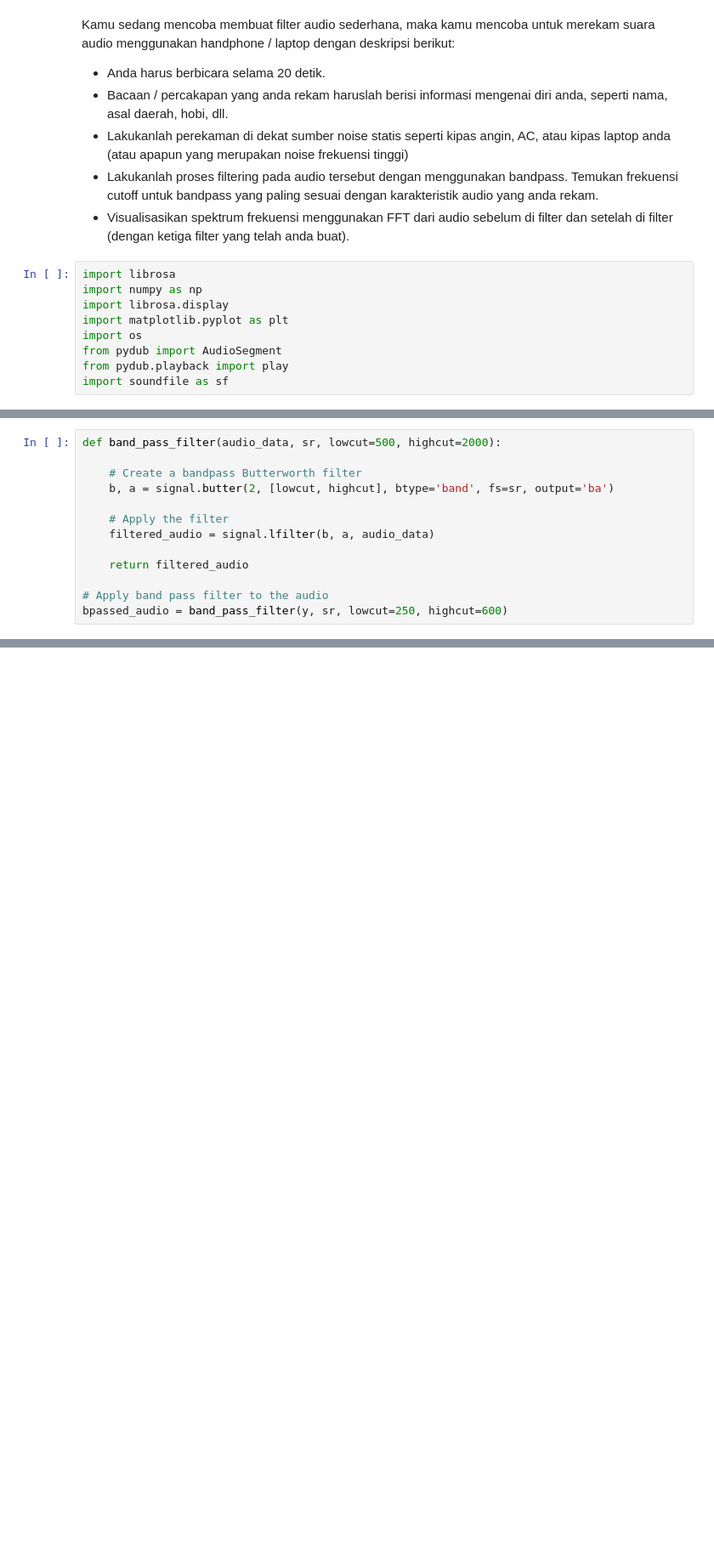
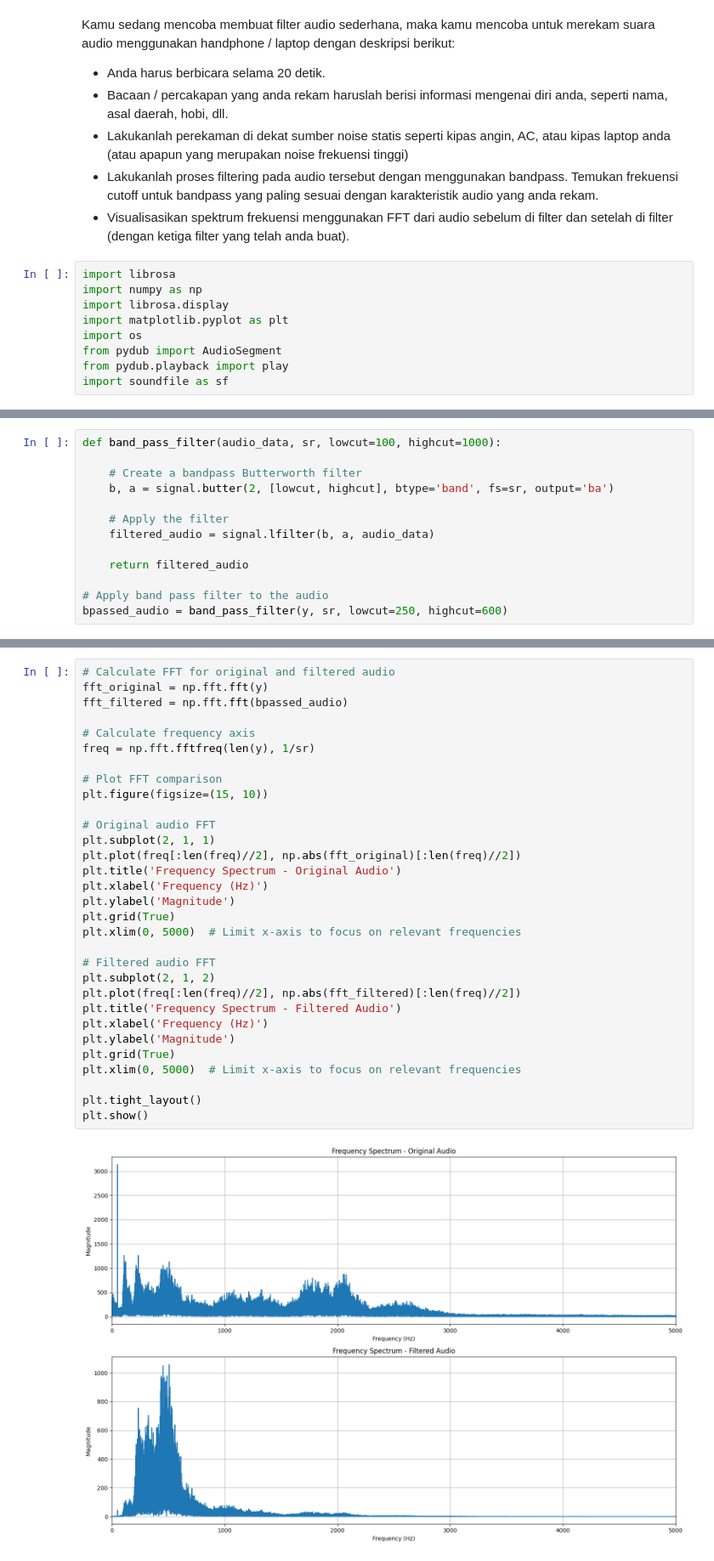
Before and after one commit to GhiffariIs/IF3024-HO2, a Jupyter notebook: 122140189.ipynb, the cells around one changed output, grey strips where cells are left out. Shown at 85% size. Drawn from its saved outputs; the diff is of its cells as text; blank space fills up the shorter version.

```diff
--- a/122140189.ipynb
+++ b/122140189.ipynb
@@ -264,5 +264,5 @@ plt.show()
 # %%
-def band_pass_filter(audio_data, sr, lowcut=500, highcut=2000):
+def band_pass_filter(audio_data, sr, lowcut=100, highcut=1000):
 
     # Create a bandpass Butterworth filter
     b, a = signal.butter(2, [lowcut, highcut], btype='band', fs=sr, output='ba')
@@ -316,0 +277,33 @@ plt.show()
+# %%
+# Calculate FFT for original and filtered audio
+fft_original = np.fft.fft(y)
+fft_filtered = np.fft.fft(bpassed_audio)
+
+# Calculate frequency axis
+freq = np.fft.fftfreq(len(y), 1/sr)
+
+# Plot FFT comparison
+plt.figure(figsize=(15, 10))
+
+# Original audio FFT
+plt.subplot(2, 1, 1)
+plt.plot(freq[:len(freq)//2], np.abs(fft_original)[:len(freq)//2])
+plt.title('Frequency Spectrum - Original Audio')
+plt.xlabel('Frequency (Hz)')
+plt.ylabel('Magnitude')
+plt.grid(True)
+plt.xlim(0, 5000)  # Limit x-axis to focus on relevant frequencies
+
+# Filtered audio FFT
+plt.subplot(2, 1, 2)
+plt.plot(freq[:len(freq)//2], np.abs(fft_filtered)[:len(freq)//2])
+plt.title('Frequency Spectrum - Filtered Audio')
+plt.xlabel('Frequency (Hz)')
+plt.ylabel('Magnitude')
+plt.grid(True)
+plt.xlim(0, 5000)  # Limit x-axis to focus on relevant frequencies
+
+plt.tight_layout()
+plt.show()
+# %% [output]
+[figure, added]
```
Also changed, not shown: parts of 4 cells of this notebook, 2 other files.
